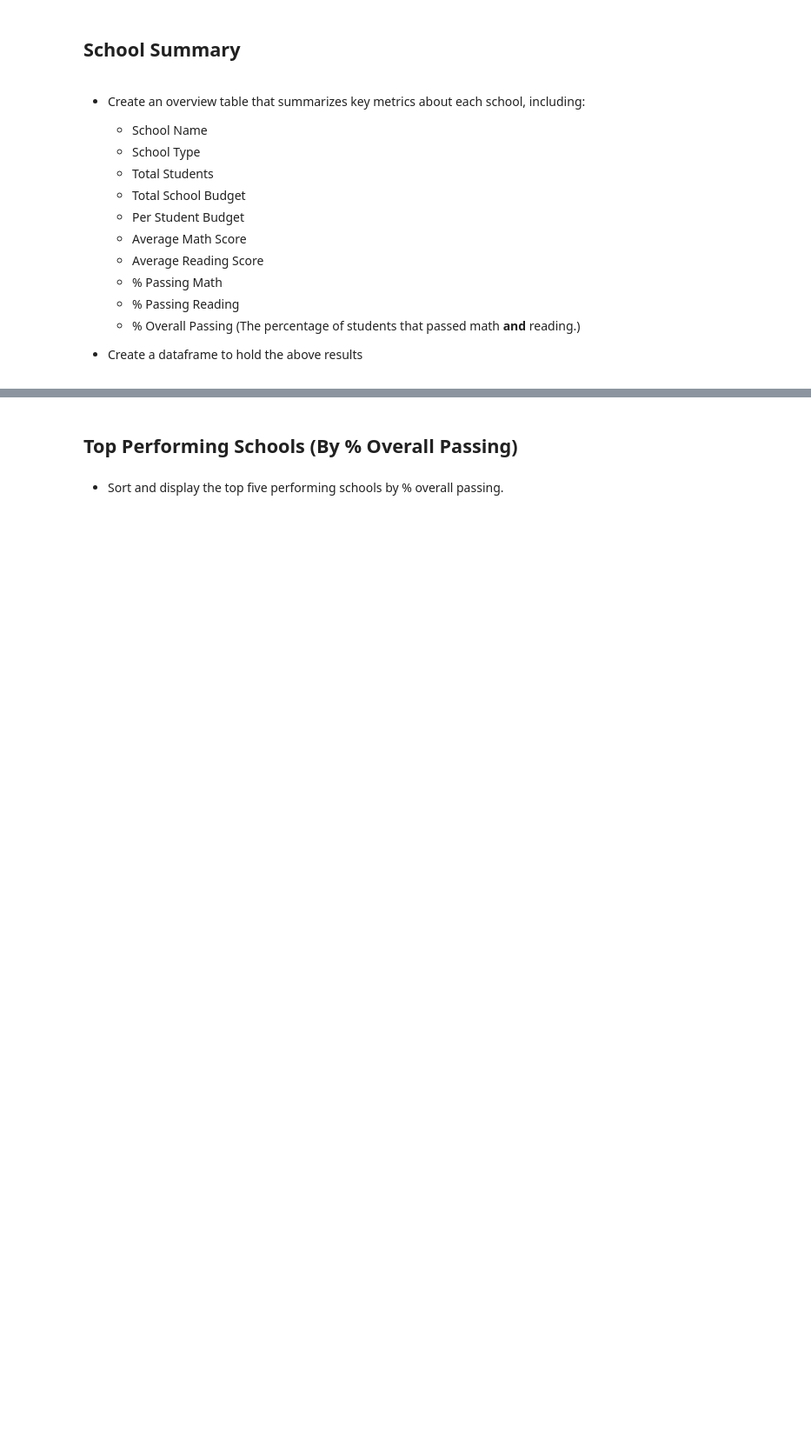
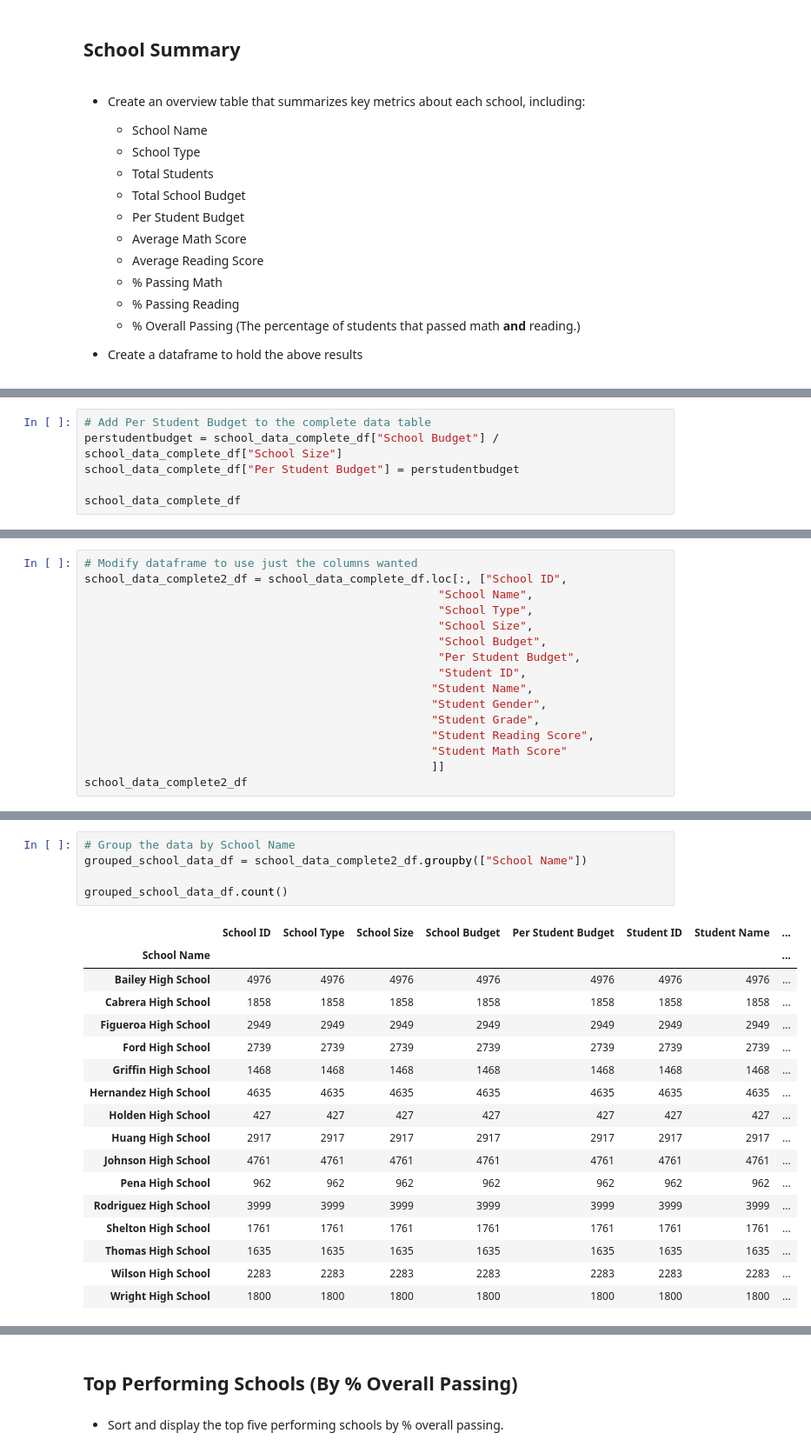
Before and after one commit to klharp/Pandas-PyCitySchools, a Jupyter notebook: PyCitySchools/PyCitySchools.ipynb, the cells around one changed output, grey strips where cells are left out. Shown at 87% size. Drawn from its saved outputs; the diff is of its cells as text; blank space fills up the shorter version.

Commit message:
progress for school summary

```diff
--- a/PyCitySchools/PyCitySchools.ipynb
+++ b/PyCitySchools/PyCitySchools.ipynb
@@ -191,0 +195,6 @@ district_summary_df
+# %%
+# Add Per Student Budget to the complete data table
+perstudentbudget = school_data_complete_df["School Budget"] / school_data_complete_df["School Size"]
+school_data_complete_df["Per Student Budget"] = perstudentbudget
+
+school_data_complete_df
@@ -191,0 +220,16 @@ district_summary_df
+# %%
+# Modify dataframe to use just the columns wanted
+school_data_complete2_df = school_data_complete_df.loc[:, ["School ID",
+                                                    "School Name",
+                                                    "School Type",
+                                                    "School Size",
+                                                    "School Budget",
+                                                    "Per Student Budget",
+                                                    "Student ID",
+                                                   "Student Name",
+                                                   "Student Gender",
+                                                   "Student Grade",
+                                                   "Student Reading Score",
+                                                   "Student Math Score"
+                                                   ]]
+school_data_complete2_df
@@ -191,0 +250,23 @@ district_summary_df
+# %%
+# Group the data by School Name
+grouped_school_data_df = school_data_complete2_df.groupby(["School Name"])
+
+grouped_school_data_df.count()
+# %% [output]
+|  | School ID | School Type | School Size | School Budget | Per Student Budget | Student ID | Student Name | ... |
+| School Name |  |  |  |  |  |  |  | ... |
+| Bailey High School | 4976 | 4976 | 4976 | 4976 | 4976 | 4976 | 4976 | ... |
+| Cabrera High School | 1858 | 1858 | 1858 | 1858 | 1858 | 1858 | 1858 | ... |
+| Figueroa High School | 2949 | 2949 | 2949 | 2949 | 2949 | 2949 | 2949 | ... |
+| Ford High School | 2739 | 2739 | 2739 | 2739 | 2739 | 2739 | 2739 | ... |
+| Griffin High School | 1468 | 1468 | 1468 | 1468 | 1468 | 1468 | 1468 | ... |
+| Hernandez High School | 4635 | 4635 | 4635 | 4635 | 4635 | 4635 | 4635 | ... |
+| Holden High School | 427 | 427 | 427 | 427 | 427 | 427 | 427 | ... |
+| Huang High School | 2917 | 2917 | 2917 | 2917 | 2917 | 2917 | 2917 | ... |
+| Johnson High School | 4761 | 4761 | 4761 | 4761 | 4761 | 4761 | 4761 | ... |
+| Pena High School | 962 | 962 | 962 | 962 | 962 | 962 | 962 | ... |
+| Rodriguez High School | 3999 | 3999 | 3999 | 3999 | 3999 | 3999 | 3999 | ... |
+| Shelton High School | 1761 | 1761 | 1761 | 1761 | 1761 | 1761 | 1761 | ... |
+| Thomas High School | 1635 | 1635 | 1635 | 1635 | 1635 | 1635 | 1635 | ... |
+| Wilson High School | 2283 | 2283 | 2283 | 2283 | 2283 | 2283 | 2283 | ... |
+| Wright High School | 1800 | 1800 | 1800 | 1800 | 1800 | 1800 | 1800 | ... |
```
Also changed, not shown: parts of 7 cells of this notebook.
